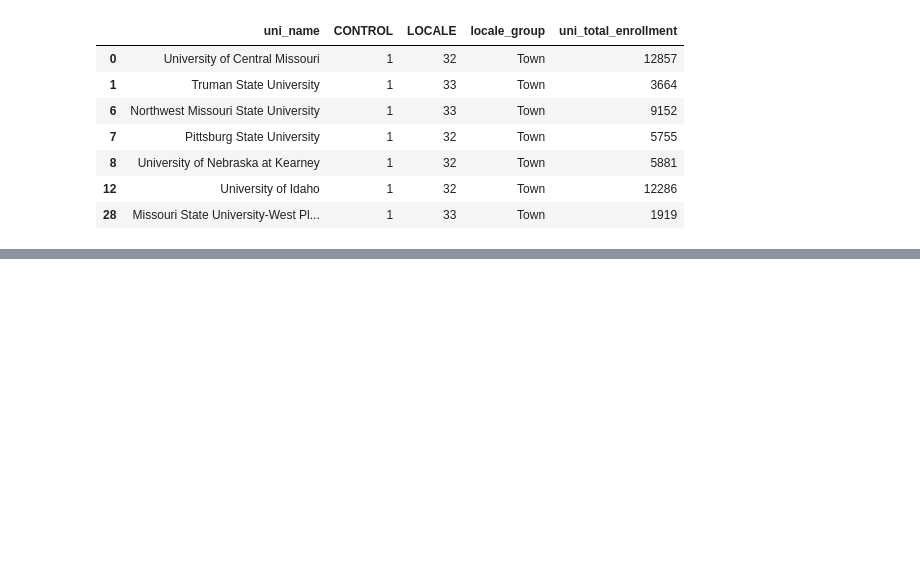
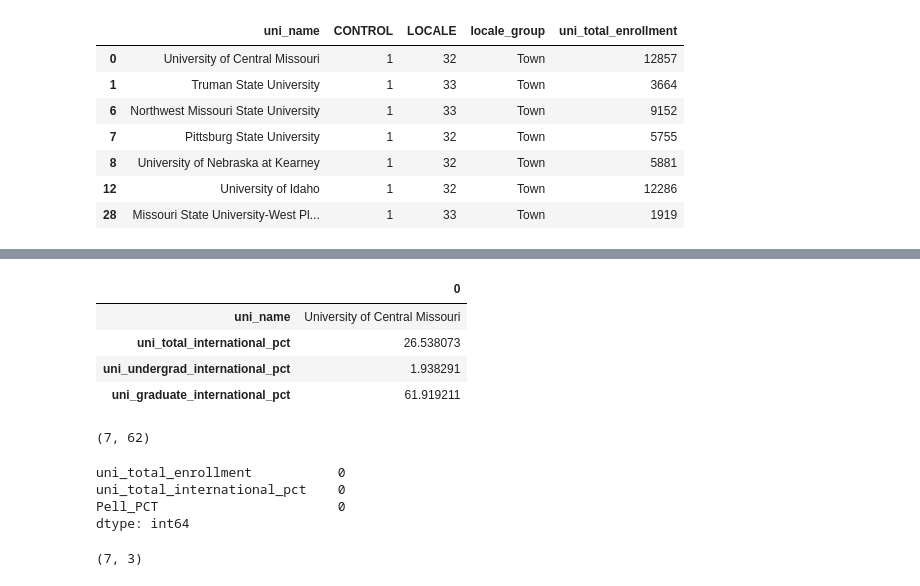
Before and after one commit to Lxeaxh/ucm-friendship-family-analysis, a Jupyter notebook: notebooks/03_exploratory_analysis.ipynb, the cells around one changed output, grey strips where cells are left out. Saved outputs shown, nothing was run; the diff lists cells and outputs as text; code cells hidden in the pictures; blank space fills up the shorter version.

```diff
--- a/notebooks/03_exploratory_analysis.ipynb
+++ b/notebooks/03_exploratory_analysis.ipynb
@@ -801,0 +866,32 @@ ef_international = ef_international.rename(
+# %%
+df = df.merge(
+    int_pct,
+    on = "UNITID",
+    how = "left"
+)
+# %%
+df[
+    df["UNITID"] == 176965
+][
+    [
+        "uni_name",
+        "uni_total_international_pct",
+        "uni_undergrad_international_pct",
+        "uni_graduate_international_pct"
+    ]
+].T
+# %% [output]
+|  | 0 |
+| uni_name | University of Central Missouri |
+| uni_total_international_pct | 26.538073 |
+| uni_undergrad_international_pct | 1.938291 |
+| uni_graduate_international_pct | 61.919211 |
+# %%
+similarity_v2 = df[
+    (df["CONTROL"] == 1) &
+    (df["locale_group"] == "Town")
+].copy()
+
+similarity_v2.shape
+# %% [output]
+(7, 62)
@@ -801,0 +904,19 @@ ef_international = ef_international.rename(
+# %%
+similarity_v2[similarity_cols_v2].isna().sum()
+# %% [output]
+uni_total_enrollment           0
+uni_total_international_pct    0
+Pell_PCT                       0
+dtype: int64
+# %%
+from sklearn.preprocessing import StandardScaler
+
+scaler_v2 = StandardScaler()
+
+scaled_v2 = scaler_v2.fit_transform(
+    similarity_v2[similarity_cols_v2]
+)
+
+scaled_v2.shape
+# %% [output]
+(7, 3)
```
Also changed, not shown: parts of 12 cells of this notebook, 1 other file.
